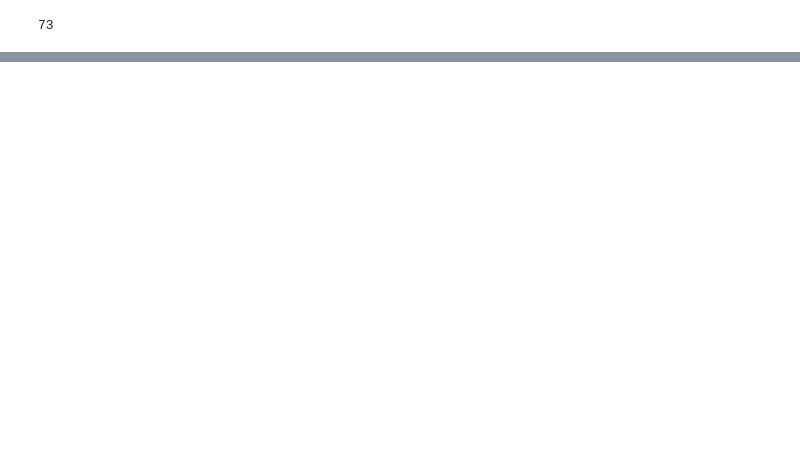
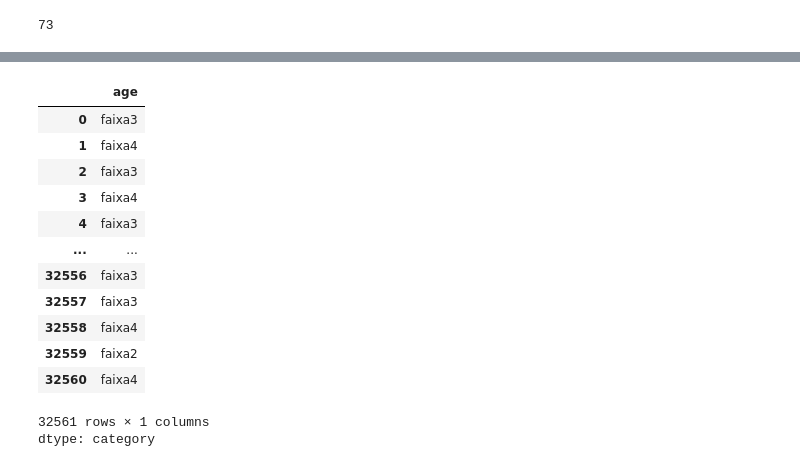
Before and after one commit to ghagol/Statistics, a Jupyter notebook: Distribuição_de_Frequência.ipynb, the cells around one changed output, grey strips where cells are left out. Drawn from its saved outputs; the diff is of its cells as text; code cells hidden in the pictures; blank space fills up the shorter version.

```diff
--- a/Distribuição_de_Frequência.ipynb
+++ b/Distribuição_de_Frequência.ipynb
@@ -277,0 +275,17 @@ https://gist.github.com/mwaskom/de44147ed2974457ad6372750bbe5751
+# %%
+dado
+# %% [output]
+|  | age |
+| 0 | faixa3 |
+| 1 | faixa4 |
+| 2 | faixa3 |
+| 3 | faixa4 |
+| 4 | faixa3 |
+| ... | ... |
+| 32556 | faixa3 |
+| 32557 | faixa3 |
+| 32558 | faixa4 |
+| 32559 | faixa2 |
+| 32560 | faixa4 |
+32561 rows × 1 columns
+dtype: category
```
Also changed, not shown: parts of 21 cells of this notebook.
